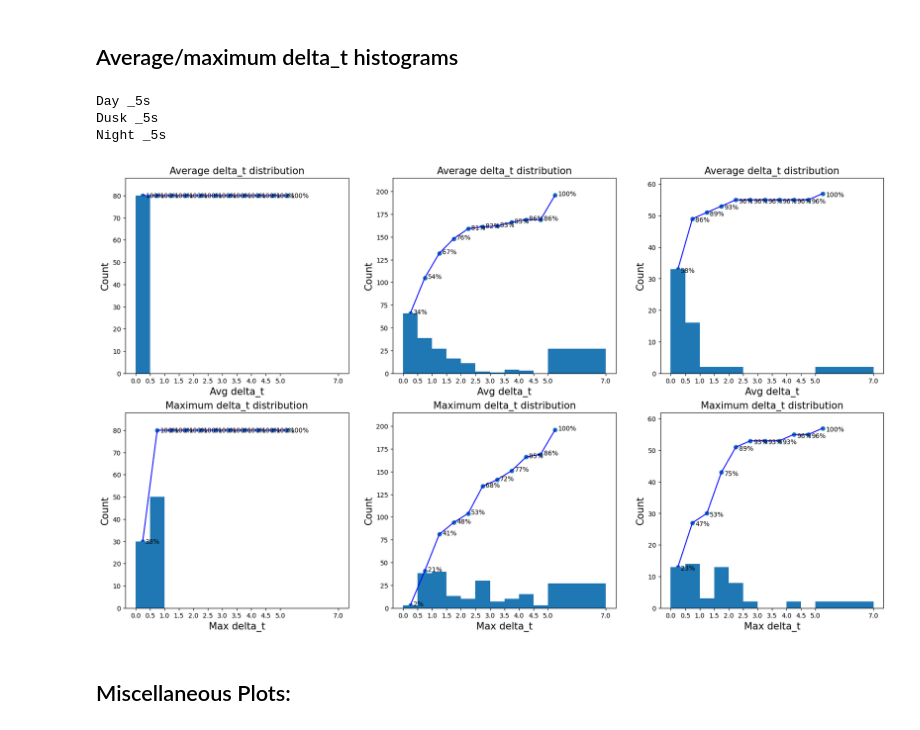
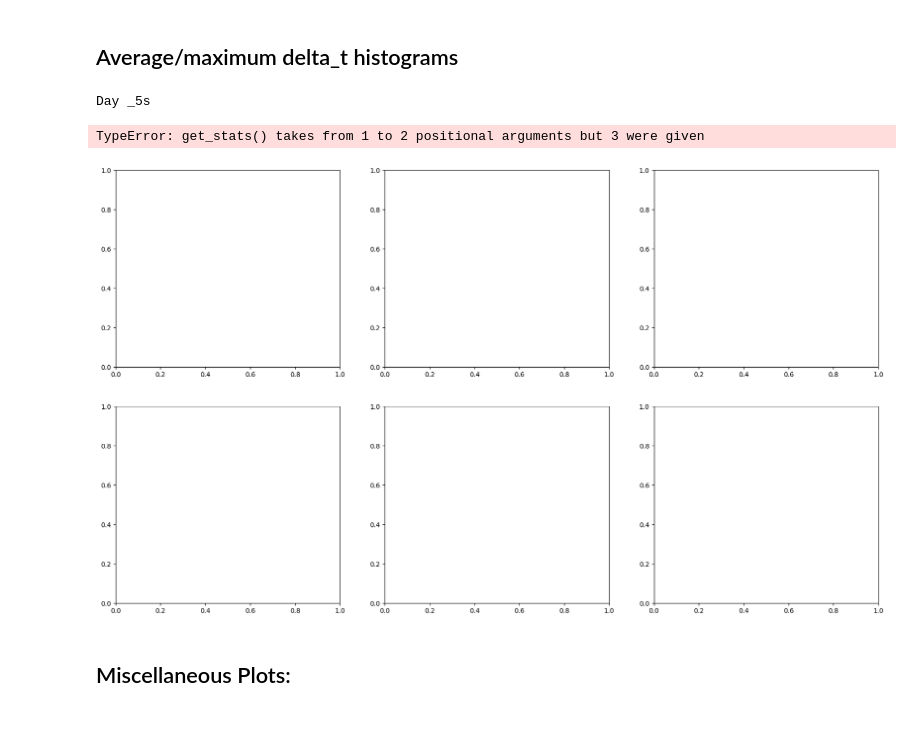
Before and after one commit to Alex17Li/scripts, a Jupyter notebook: notebooks/li_dust_analysis_metrics.ipynb, the cells around one changed output. Saved outputs shown, nothing was run; the diff lists cells and outputs as text; code cells hidden in the pictures.

```diff
--- a/notebooks/li_dust_analysis_metrics.ipynb
+++ b/notebooks/li_dust_analysis_metrics.ipynb
@@ -140,5 +129,6 @@ seq_dfs[2].groupby('camera_location').count()
 # %%
-cameras = ['rear', 'side', 'rear_side']
+cameras = ['rear', 'side']
+cameras = ['rear_side']
 windows = ['_5s', '']
 # %%
 df.sample(5)
@@ -332,21 +322,22 @@ for i, seq_df in enumerate(seq_dfs):
 
         # refine points
         name = seq_df.iloc[0].collected_on  # use time of original sequence to saved image name
-        if not name in fix:
-            continue
-        notes = fix[name]
-        if notes:
-            if notes[0] == -10000:
-                continue
-            elif notes[0] == -5000:
-                fp_df = fp_df.head(n=len(fp_df)//2)
-            else:
-                pos = [idx for idx in notes if idx >= 0]
-                neg = [idx for idx in notes if idx < 0]
-                if pos:
-                    fp_df = fp_df.iloc[pos[-1]+1:]
-                if neg:
-                    fp_df = fp_df.iloc[:neg[0]]
+        # if not name in fix:
+        #     continue
+        if name in fix:
+            notes = fix[name]
+            if notes:
+                if notes[0] == -10000:
+                    continue
+                elif notes[0] == -5000:
+                    fp_df = fp_df.head(n=len(fp_df)//2)
+                else:
+                    pos = [idx for idx in notes if idx >= 0]
+                    neg = [idx for idx in notes if idx < 0]
+                    if pos:
+                        fp_df = fp_df.iloc[pos[-1]+1:]
+                    if neg:
+                        fp_df = fp_df.iloc[:neg[0]]
 
 #         # plot individual sequnces
         # try:
@@ -419,7 +431,7 @@ xrange = {'Day':5, 'Dusk':40, 'Night':15}
 
 fig, axarr = plt.subplots(2, 3, figsize=(21, 12))
 
-def get_stats(window, keys=['avg_dust_ratio', 'avg_delta_t', 'max_delta_t']):
+def get_stats(window, partial_dict, keys=['avg_dust_ratio', 'avg_delta_t', 'max_delta_t']):
     return_dict = {}
     for key in ['avg_dust_ratio', 'avg_delta_t', 'max_delta_t']:
         out_list = []
@@ -436,7 +448,7 @@ for ind, (t, partial_dict) in enumerate(states_dicts.items()):
     print(t, 'Average dust ratio vs. average delta_t')
     # plt.figure(1, figsize=(8, 4))
     for window in windows:
-        stats = get_stats(window)
+        stats = get_stats(window, partial_dict)
         if window == '':
             ax.scatter(stats['avg_delta_t'], stats['avg_dust_ratio'], c='red', label='entire_sequence')
         else:
@@ -456,7 +468,7 @@ for ind, (t, partial_dict) in enumerate(states_dicts.items()):
     print(t, 'Average dust ratio vs. maximum delta_t')
     # plt.figure(1, figsize=(8, 4))
     for window in windows:
-        stats = get_stats(window)
+        stats = get_stats(window, partial_dict)
         if window == '':
             ax.scatter(stats['max_delta_t'], stats['avg_dust_ratio'], c='red', label='entire_sequence')
         else:
@@ -497,37 +509,36 @@ def plot_histogram_and_cumulative(points, bins, title, xlabel, save_name, window
     for b,c in zip(base[:-1], cumulative):
         ax.annotate(f'{c/cumulative[-1]*100:.0f}%', (b+0.35,c-1))
     ax.set_title(title, fontsize=15)
     ax.set_xlabel(xlabel, fontsize=15)
     ax.set_ylabel('Count', fontsize=15)
     ax.set_xticks(bins if bins[-1] == window_max else bins[:-1])
     ax.set_ylim([0,int(cumulative[-1]*1.1)])
 #     plt.savefig(save_name, transparent=False)
 #     plt.close()
 
 i = 0
 camera = 'rear_side'
 window = '_5s'  # '', '_5s', '_10s'
 window_max = 7.0
 
 for ind, (t, partial_dict) in enumerate(states_dicts.items()):
     print(t, window)
     plot_name = t+'__' + ('TP__' if i == 0 else 'TPFN__') + ('max_rear_and_side__' if camera == 'rear_side' else camera+'_') + window
-    stats = get_stats(window, ['max_delta_t', 'avg_delta_t'])
+    stats = get_stats(window, partial_dict, ['max_delta_t', 'avg_delta_t'])
 
     bins = [0,0.5,1.0,1.5,2.0,2.5,3.0,3.5,4.0,4.5,5.0,window_max]
 
     title = 'Average delta_t distribution'
     xlabel = 'Avg delta_t'
     plot_histogram_and_cumulative(stats['avg_delta_t'], bins, title, xlabel, '', window_max, axarr[0][ind])
 
     title = 'Maximum delta_t distribution'
     xlabel = 'Max delta_t'
     plot_histogram_and_cumulative(stats['max_delta_t'], bins, title, xlabel, '', window_max, axarr[1][ind])
 # %% [output]
 Day _5s
-Dusk _5s
-Night _5s
+TypeError: get_stats() takes from 1 to 2 positional arguments but 3 were given
-[figure, old version]
+[figure, new version]
 # %% [markdown]
 ## Miscellaneous Plots:
 # %% [markdown]
```
Also changed, not shown: parts of 8 cells of this notebook, 8 other files.
